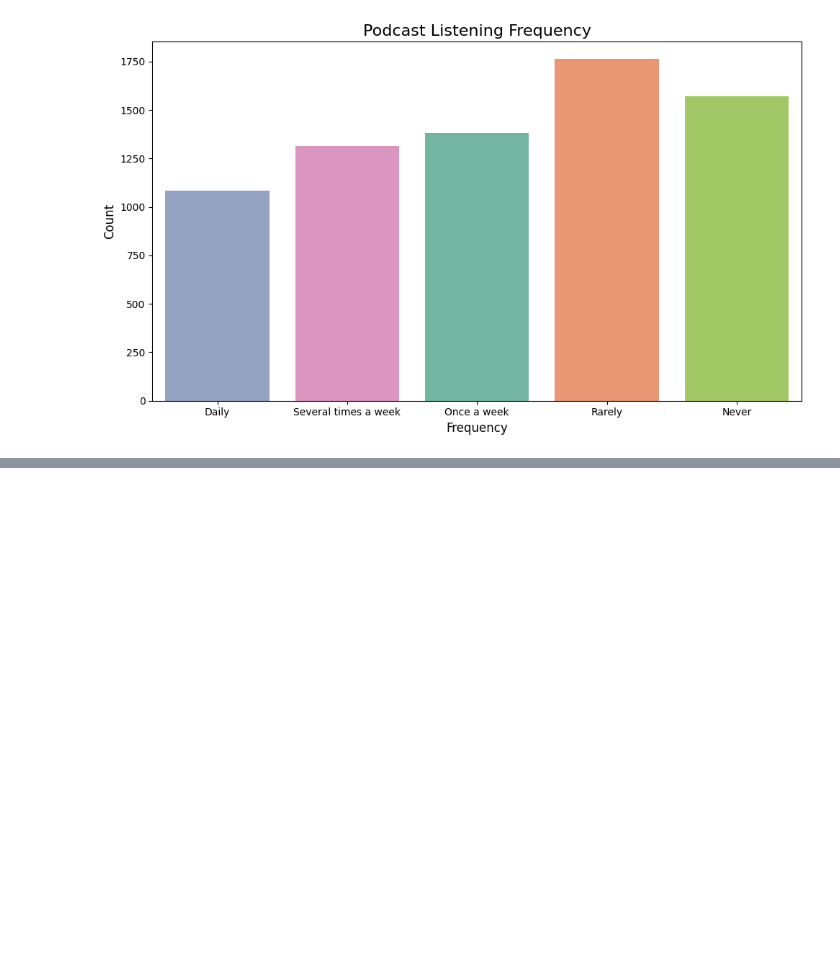
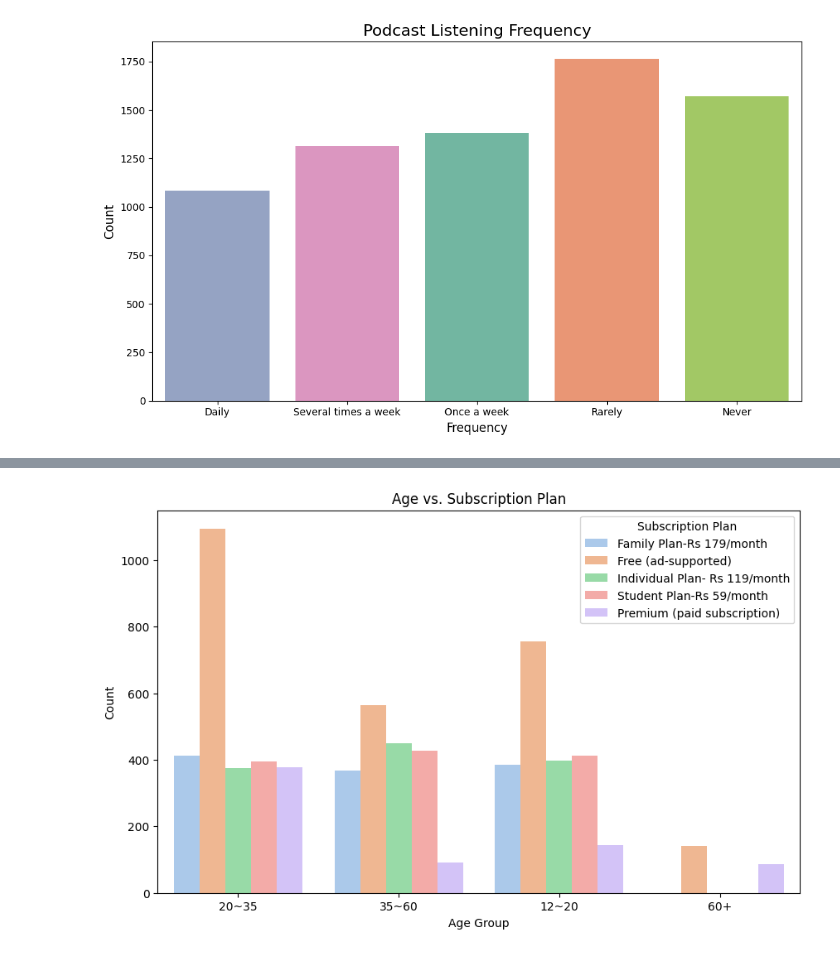
Before and after one commit to SabiJoseph/PRODIGY_DS_01, a Jupyter notebook: PRODIGY_DS_01.ipynb, the cells around one changed output, grey strips where cells are left out. Drawn from its saved outputs; the diff is of its cells as text; code cells hidden in the pictures; blank space fills up the shorter version.

```diff
--- a/PRODIGY_DS_01.ipynb
+++ b/PRODIGY_DS_01.ipynb
@@ -298,0 +330,11 @@ plt.show()
+# %%
+#15. Plot: Age vs. Subscription Plan
+plt.figure(figsize=(10, 6))
+sns.countplot(data=df, x='age', hue='spotify_subscription_plan', palette='pastel')
+plt.title('Age vs. Subscription Plan')
+plt.xlabel('Age Group')
+plt.ylabel('Count')
+plt.legend(title='Subscription Plan')
+plt.show()
+# %% [output]
+[figure, added]
```
Also changed, not shown: parts of 11 cells of this notebook.
